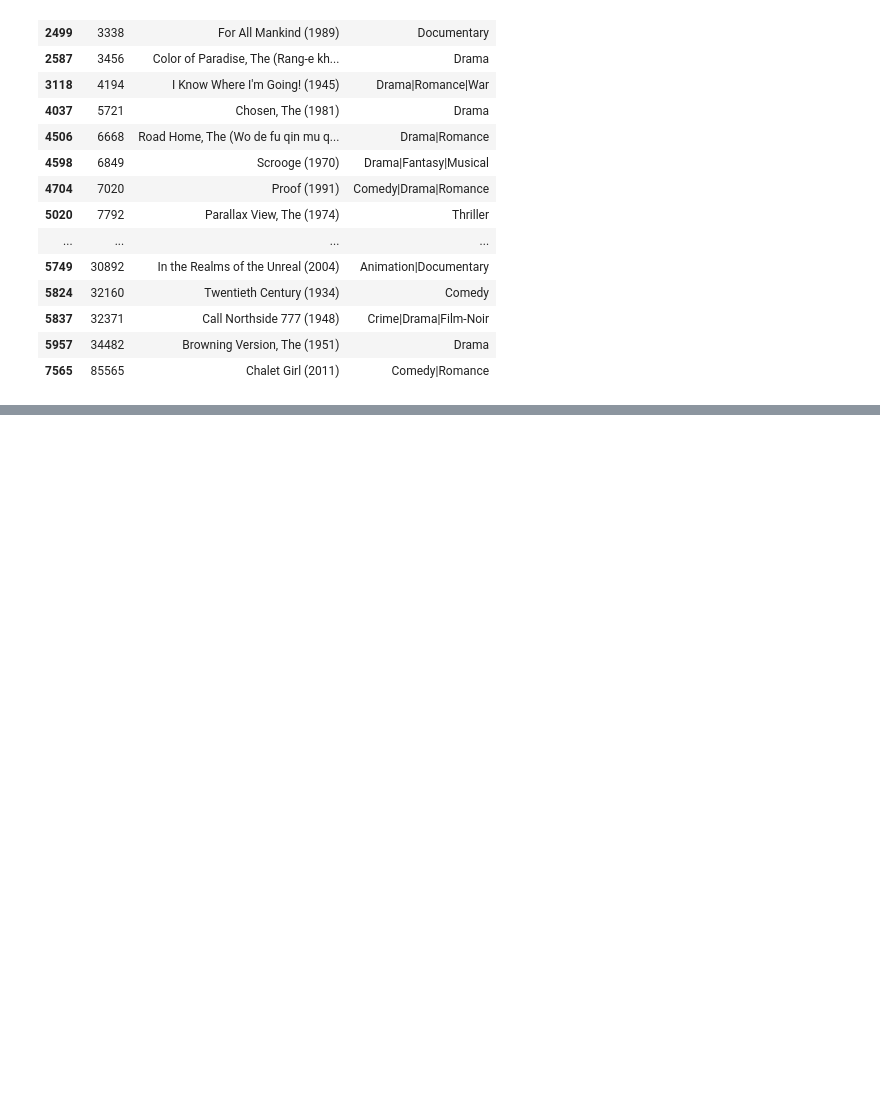
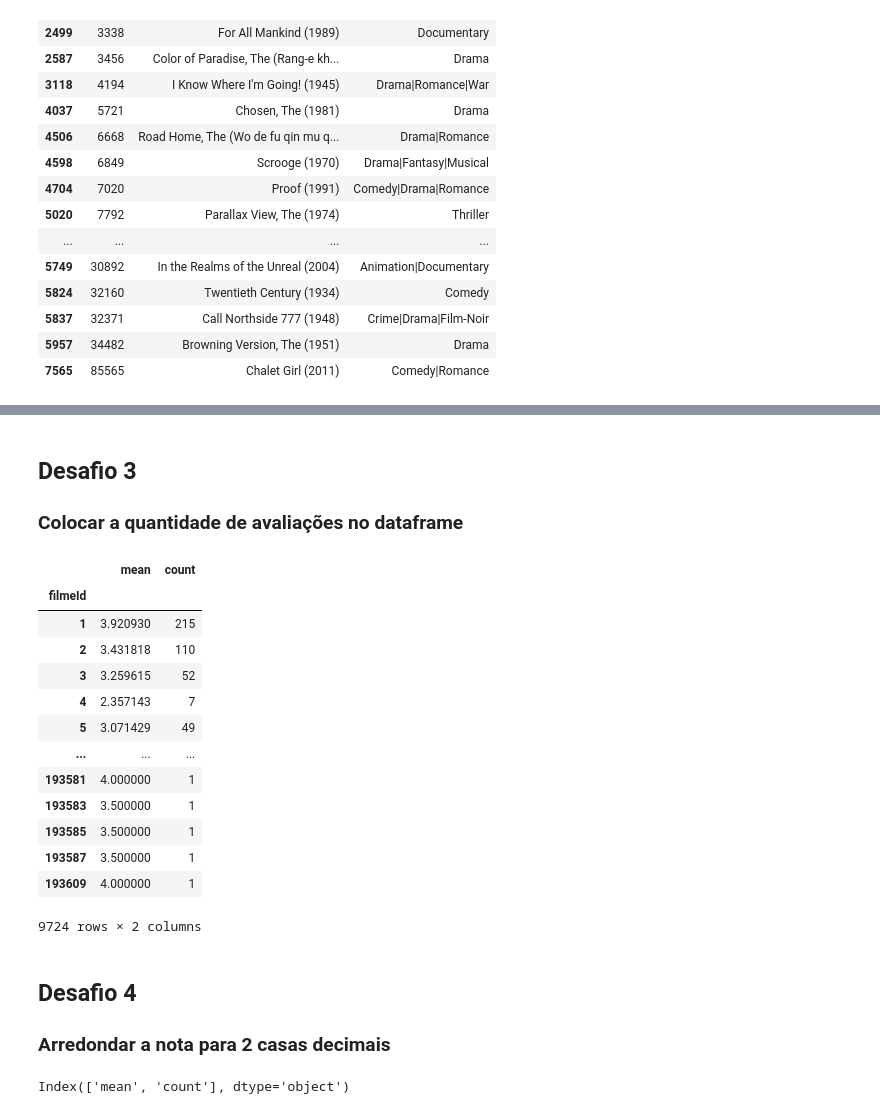
Before and after one commit to guilhermebferreira/quarentenadedados, a Jupyter notebook: QuarentenaDados - Dia 1.ipynb, the cells around one changed output, grey strips where cells are left out. Cells and saved outputs as stored; diff of their text form; code cells hidden in the pictures; blank space fills up the shorter version.

```diff
--- a/QuarentenaDados - Dia 1.ipynb
+++ b/QuarentenaDados - Dia 1.ipynb
@@ -195,0 +203,30 @@ filmes[~filmes['filmeId'].isin(avaliacoes['filmeId'])]
+# %% [markdown]
+## Desafio 3
+
+### Colocar a quantidade de avaliações no dataframe
+# %%
+notas_medias_e_quantidade = avaliacoes.groupby('filmeId')['nota'].agg(['mean', 'count'])
+notas_medias_e_quantidade
+# %% [output]
+|  | mean | count |
+| filmeId |  |  |
+| 1 | 3.920930 | 215 |
+| 2 | 3.431818 | 110 |
+| 3 | 3.259615 | 52 |
+| 4 | 2.357143 | 7 |
+| 5 | 3.071429 | 49 |
+| ... | ... | ... |
+| 193581 | 4.000000 | 1 |
+| 193583 | 3.500000 | 1 |
+| 193585 | 3.500000 | 1 |
+| 193587 | 3.500000 | 1 |
+| 193609 | 4.000000 | 1 |
+9724 rows × 2 columns
+# %% [markdown]
+## Desafio 4
+
+### Arredondar a nota para 2 casas decimais
+# %%
+notas_medias_e_quantidade.columns
+# %% [output]
+Index(['mean', 'count'], dtype='object')
```
Also changed, not shown: parts of 4 cells of this notebook.
